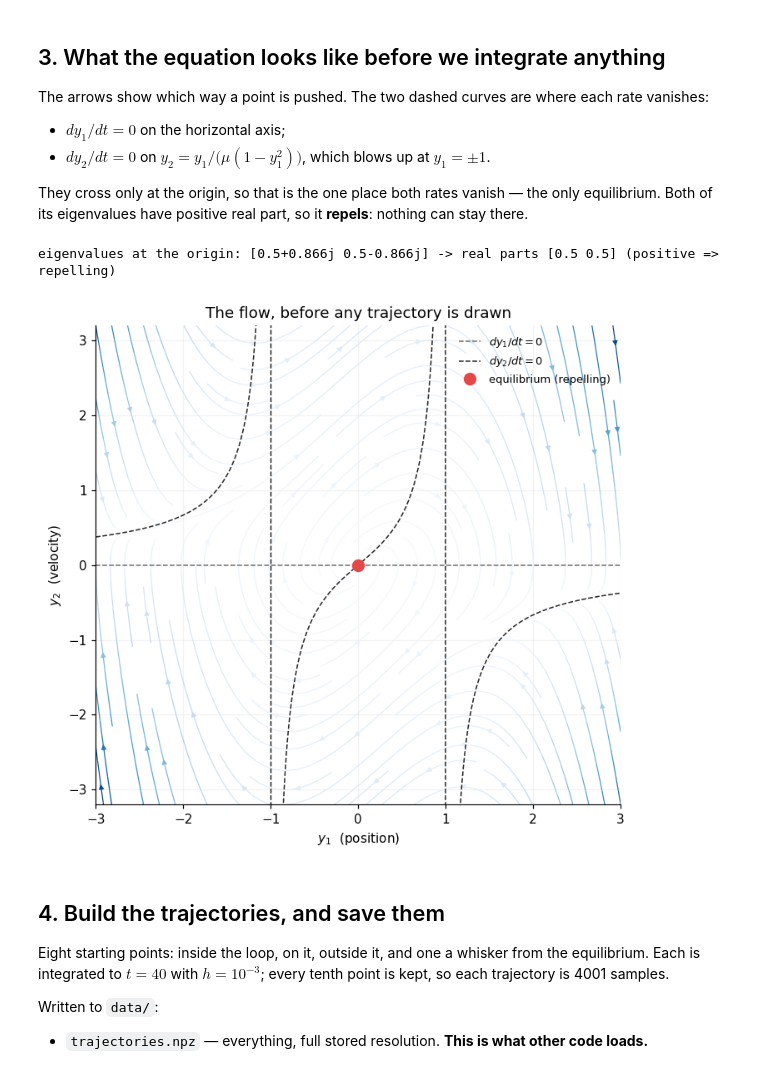
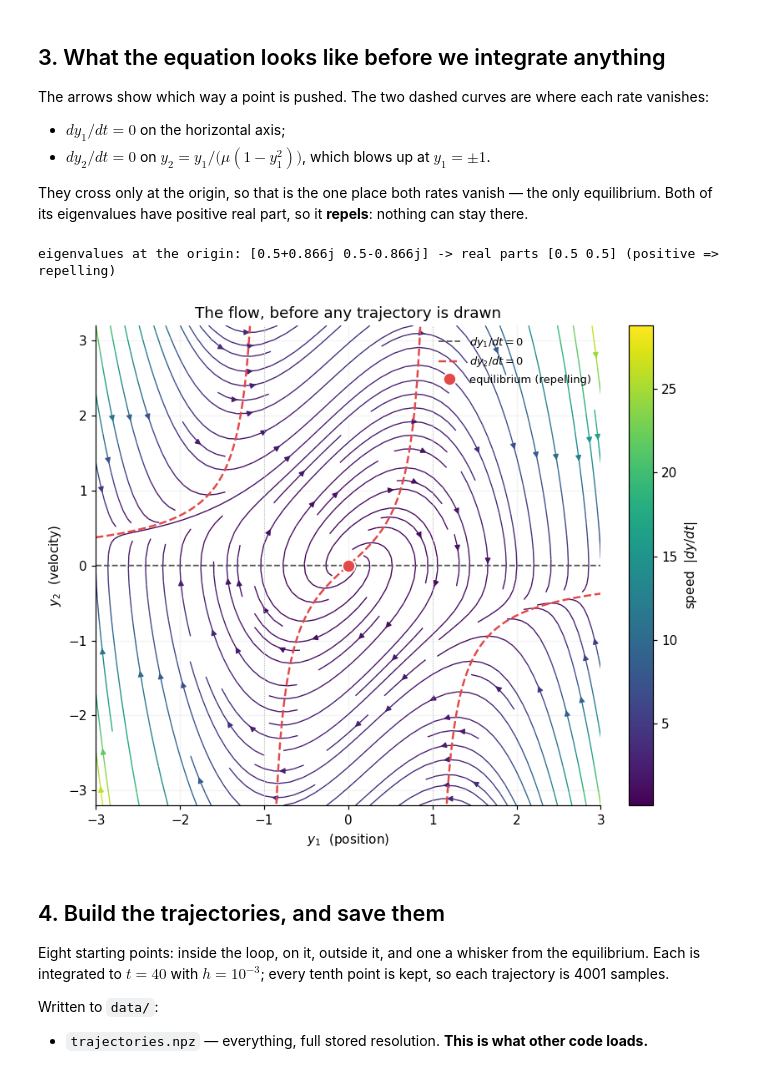
Before and after one commit to GeorgeWilliam1999/Van_Der_Pole, a Jupyter notebook: RK_Truth/build_references.ipynb, the cells around one changed output. Cells and saved outputs as stored; diff of their text form; code cells hidden in the pictures.

Commit message:
RK_Truth: fix the nullcline mask and the stale limit-cycle figure
Two figure bugs, both of which would have gone into the write-up as facts.

1. The dy2/dt = 0 nullcline blows up at y1 = +/- 1. It was blanked only within
   1e-3 of the asymptote, but the plotting grid has spacing 7e-3, so nothing was
   ever blanked and matplotlib joined the branch running to +infinity to the one
   arriving from -infinity -- drawing two spurious vertical lines through the
   figure. Blank on the size of the DENOMINATOR instead, which does not depend on
   how finely y1 happens to be sampled. Three branches, as there should be.

2. limit_cycle() ran for 12 time units and cut the lap between the first two
   upward crossings of y1 = 0 -- but 12 units from the settled state contains
   only ONE such crossing, so no cut happened and it silently returned 12 units,
   nearly two laps. The figure captioned "one lap, unrolled" showed two. It now
   starts exactly at a crossing and runs for exactly one period: the lap lasts
   6.663286859 and closes on itself to 5.6e-14.

Also: streamlines were near-invisible (low speed mapped to near-white in Blues);
switched to viridis with a colourbar.

Co-Authored-By: Claude Opus 4.8 (1M context) <noreply@anthropic.com>

```diff
--- a/RK_Truth/build_references.ipynb
+++ b/RK_Truth/build_references.ipynb
@@ -153,27 +153,29 @@ stay there.
 # %%
 ev = vdp.equilibrium_eigenvalues()
 print("eigenvalues at the origin:", np.round(ev, 4),
       "-> real parts", np.round(ev.real, 4), "(positive => repelling)")
 assert (ev.real > 0).all()
 
 Y1, Y2, U, V = vdp.vector_field((-3, 3), (-3.2, 3.2), n=26)
 speed = np.hypot(U, V)
 
-fig, ax = plt.subplots(figsize=(6.6, 6.2))
-ax.streamplot(Y1, Y2, U, V, color=speed, cmap="Blues", density=1.15, linewidth=0.8,
-              arrowsize=0.8)
-g = np.linspace(-3, 3, 800)
-ax.plot(g, np.zeros_like(g), "--", color="0.45", lw=1, label=r"$dy_1/dt = 0$")
-ax.plot(g, vdp.nullclines(g), "--", color="0.15", lw=1, label=r"$dy_2/dt = 0$")
-ax.plot(0, 0, "o", color=CYCLE, ms=9, label="equilibrium (repelling)")
+fig, ax = plt.subplots(figsize=(7.4, 6.2))
+st = ax.streamplot(Y1, Y2, U, V, color=speed, cmap="viridis", density=1.2,
+                   linewidth=0.9, arrowsize=0.9)
+fig.colorbar(st.lines, ax=ax, label=r"speed  $|dy/dt|$", fraction=0.046)
+g = np.linspace(-3, 3, 1600)
+ax.plot(g, np.zeros_like(g), "--", color="0.35", lw=1.2, label=r"$dy_1/dt = 0$")
+ax.plot(g, vdp.nullclines(g), "--", color=CYCLE, lw=1.6, label=r"$dy_2/dt = 0$")
+ax.axvline(1, color="0.75", lw=0.7, ls=":"); ax.axvline(-1, color="0.75", lw=0.7, ls=":")
+ax.plot(0, 0, "o", color=CYCLE, ms=10, mec="w", mew=1.2, label="equilibrium (repelling)")
 ax.set_xlim(-3, 3); ax.set_ylim(-3.2, 3.2)
 ax.set_xlabel("$y_1$  (position)"); ax.set_ylabel("$y_2$  (velocity)")
 ax.set_title("The flow, before any trajectory is drawn")
 ax.legend(fontsize=8.5, loc="upper right"); ax.grid(alpha=0.15)
 fig.tight_layout(); fig.savefig(FIGURES / "03_vector_field.png"); plt.show()
 # %% [output]
 eigenvalues at the origin: [0.5+0.866j 0.5-0.866j] -> real parts [0.5 0.5] (positive => repelling)
-[figure, old version]
+[figure, new version]
 # %% [markdown]
 ## 4. Build the trajectories, and save them
 
```
